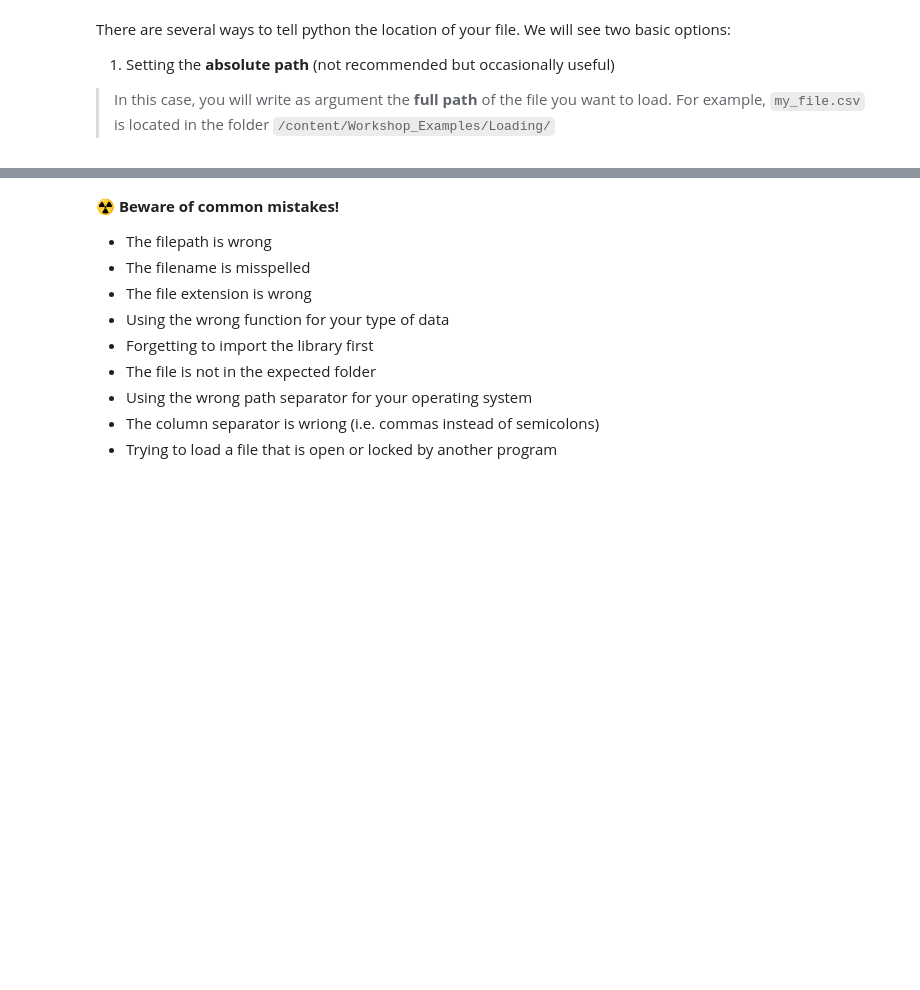
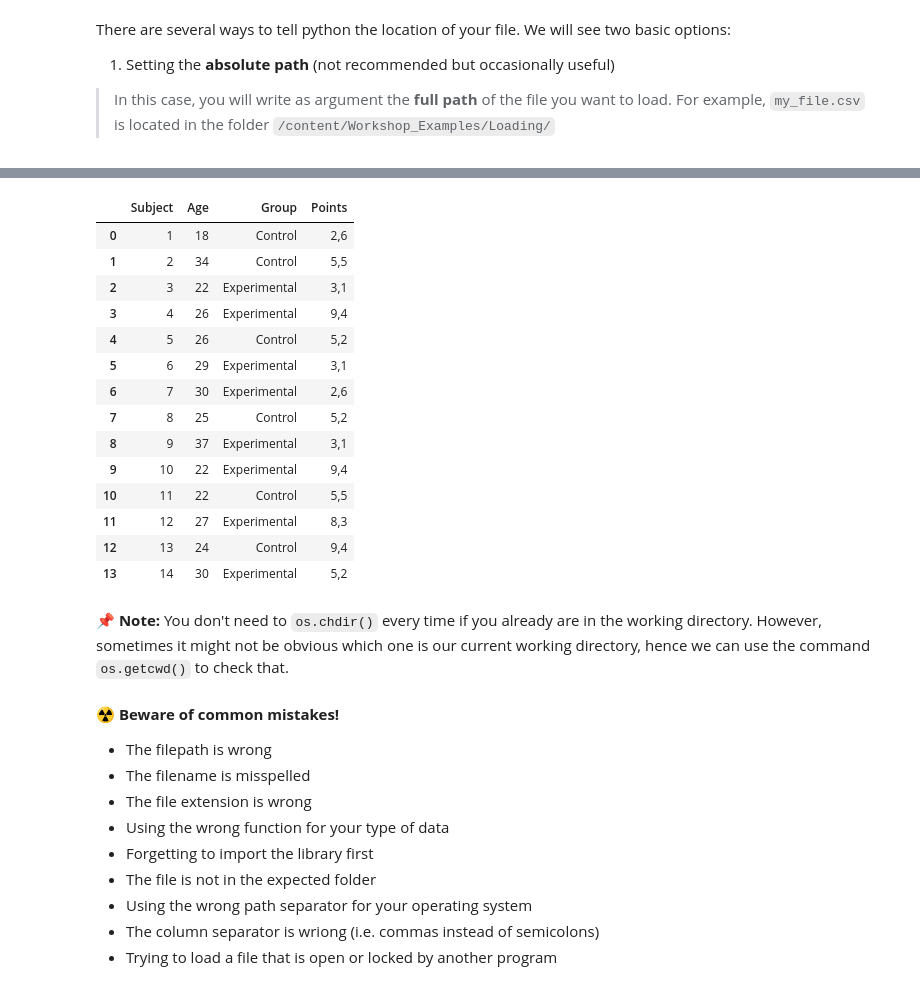
Before and after one commit to shecodespsy/SheCodesPsy-2026, a Jupyter notebook: S1-intro-to-python/intro_to_python.ipynb, the cells around one changed output, grey strips where cells are left out. Saved outputs shown, nothing was run; the diff lists cells and outputs as text; code cells hidden in the pictures; blank space fills up the shorter version.

```diff
--- a/S1-intro-to-python/intro_to_python.ipynb
+++ b/S1-intro-to-python/intro_to_python.ipynb
@@ -1776,6 +1992,24 @@ pd.read_csv("Workshop_Examples/Loading/my_file.csv", sep = ";")
 # %%
 import pandas as pd
 import os
 
-os.chdir("Workshop_Examples/") # Now we moved into the sub-folder "Workshop_Examples"
-pd.read_csv("Loading/my_file.csv", sep = ";") #Hence, I can reduce the length of the relative path
+os.chdir("/content/SheCodesPsy-2026/Workshop_Examples/Loading") # Now we moved into the sub-folder "Loading"
+pd.read_csv("EXAMPLE_1/my_file.csv", sep = ";") #Hence, I can reduce the length of the relative path
+# %% [output]
+|  | Subject | Age | Group | Points |
+| 0 | 1 | 18 | Control | 2,6 |
+| 1 | 2 | 34 | Control | 5,5 |
+| 2 | 3 | 22 | Experimental | 3,1 |
+| 3 | 4 | 26 | Experimental | 9,4 |
+| 4 | 5 | 26 | Control | 5,2 |
+| 5 | 6 | 29 | Experimental | 3,1 |
+| 6 | 7 | 30 | Experimental | 2,6 |
+| 7 | 8 | 25 | Control | 5,2 |
+| 8 | 9 | 37 | Experimental | 3,1 |
+| 9 | 10 | 22 | Experimental | 9,4 |
+| 10 | 11 | 22 | Control | 5,5 |
+| 11 | 12 | 27 | Experimental | 8,3 |
+| 12 | 13 | 24 | Control | 9,4 |
+| 13 | 14 | 30 | Experimental | 5,2 |
+# %% [markdown]
+📌 **Note:** You don't need to ``os.chdir()`` every time if you already are in the working directory. However, sometimes it might not be obvious which one is our current working directory, hence we can use the command ``os.getcwd()`` to check that.
```
Also changed, not shown: parts of 78 cells of this notebook.
